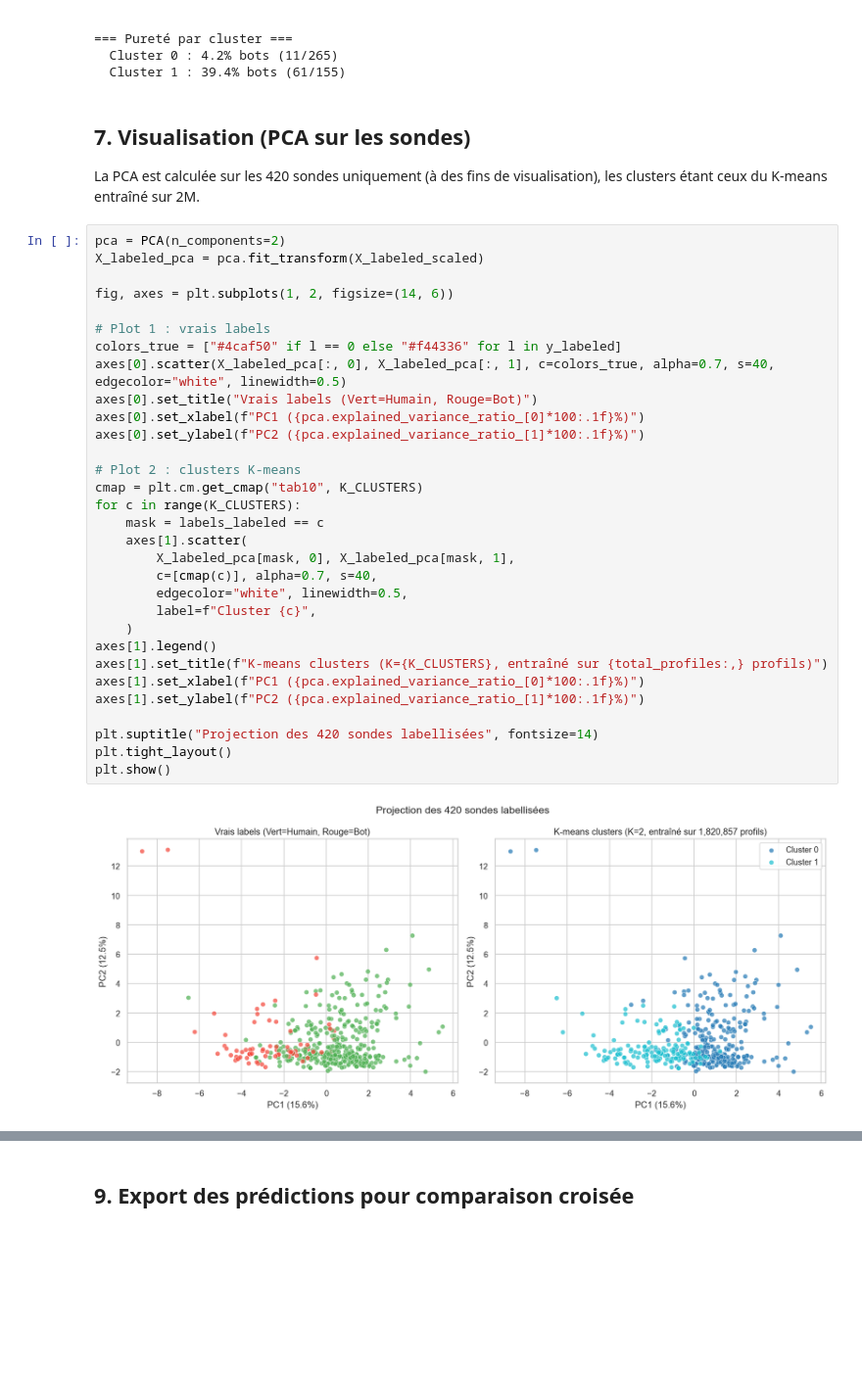
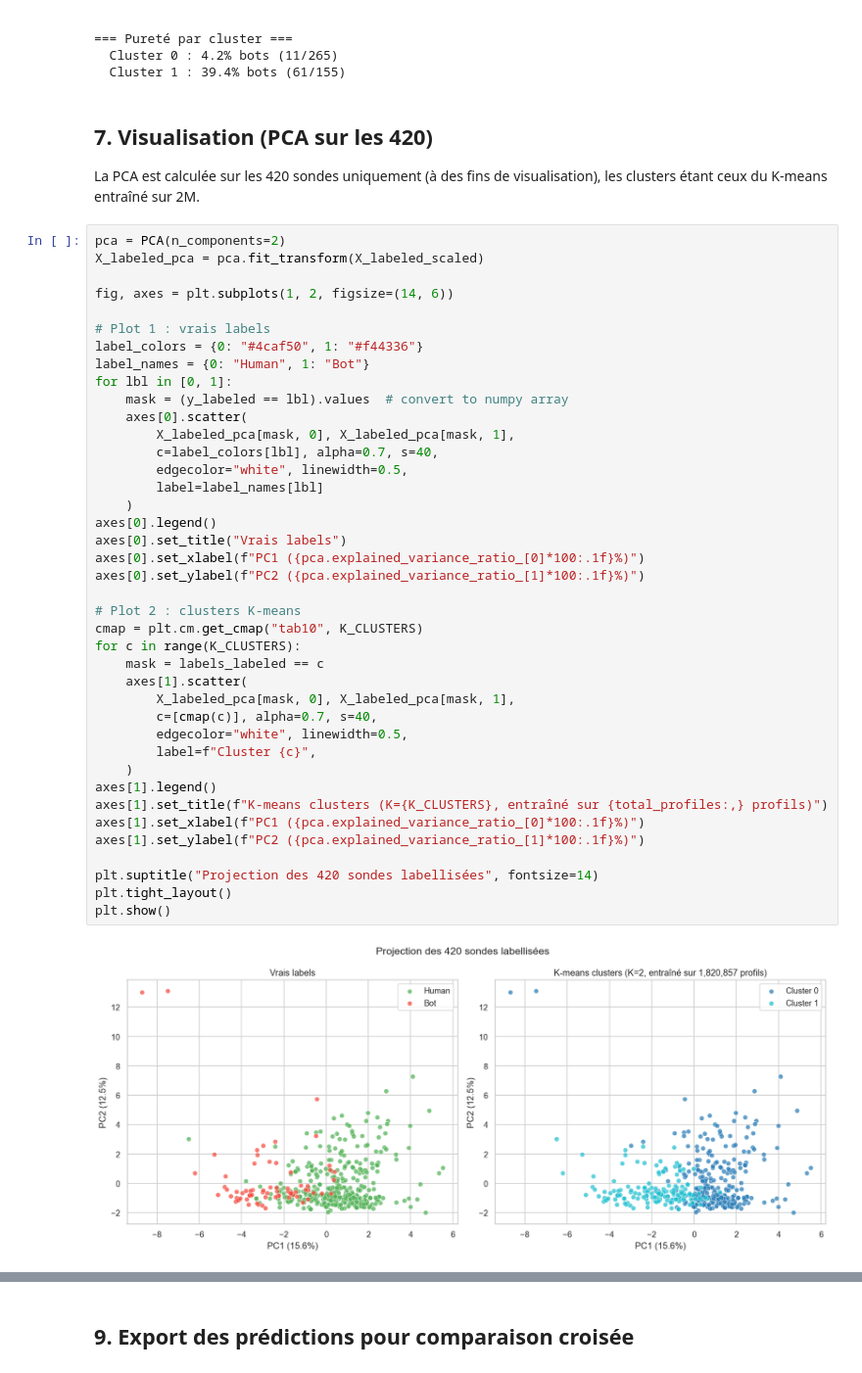
Before and after one commit to malcolm-a/if29-twitter-analysis, a Jupyter notebook: src/ml/unsupervised/kmeans_2m.ipynb, the cells around one changed output, grey strips where cells are left out. Shown at 98% size. Saved outputs shown, nothing was run; the diff lists cells and outputs as text; blank space fills up the shorter version.

Commit message:
feat(kmeans): updated visualizations

```diff
--- a/src/ml/unsupervised/kmeans_2m.ipynb
+++ b/src/ml/unsupervised/kmeans_2m.ipynb
@@ -298,39 +298,48 @@ shape: (4, 3)
   Cluster 0 : 4.2% bots (11/265)
   Cluster 1 : 39.4% bots (61/155)
 # %% [markdown]
-## 7. Visualisation (PCA sur les sondes)
+## 7. Visualisation (PCA sur les 420)
 
 La PCA est calculée sur les 420 sondes uniquement (à des fins de visualisation), les clusters étant ceux du K-means entraîné sur 2M.
 # %%
 pca = PCA(n_components=2)
 X_labeled_pca = pca.fit_transform(X_labeled_scaled)
 
 fig, axes = plt.subplots(1, 2, figsize=(14, 6))
 
 # Plot 1 : vrais labels
-colors_true = ["#4caf50" if l == 0 else "#f44336" for l in y_labeled]
-axes[0].scatter(X_labeled_pca[:, 0], X_labeled_pca[:, 1], c=colors_true, alpha=0.7, s=40, edgecolor="white", linewidth=0.5)
-axes[0].set_title("Vrais labels (Vert=Humain, Rouge=Bot)")
+label_colors = {0: "#4caf50", 1: "#f44336"}
+label_names = {0: "Human", 1: "Bot"}
+for lbl in [0, 1]:
+    mask = (y_labeled == lbl).values  # convert to numpy array
+    axes[0].scatter(
+        X_labeled_pca[mask, 0], X_labeled_pca[mask, 1],
+        c=label_colors[lbl], alpha=0.7, s=40,
+        edgecolor="white", linewidth=0.5,
+        label=label_names[lbl]
+    )
+axes[0].legend()
+axes[0].set_title("Vrais labels")
 axes[0].set_xlabel(f"PC1 ({pca.explained_variance_ratio_[0]*100:.1f}%)")
 axes[0].set_ylabel(f"PC2 ({pca.explained_variance_ratio_[1]*100:.1f}%)")
 
 # Plot 2 : clusters K-means
 cmap = plt.cm.get_cmap("tab10", K_CLUSTERS)
 for c in range(K_CLUSTERS):
     mask = labels_labeled == c
     axes[1].scatter(
         X_labeled_pca[mask, 0], X_labeled_pca[mask, 1],
         c=[cmap(c)], alpha=0.7, s=40,
         edgecolor="white", linewidth=0.5,
         label=f"Cluster {c}",
     )
 axes[1].legend()
 axes[1].set_title(f"K-means clusters (K={K_CLUSTERS}, entraîné sur {total_profiles:,} profils)")
 axes[1].set_xlabel(f"PC1 ({pca.explained_variance_ratio_[0]*100:.1f}%)")
 axes[1].set_ylabel(f"PC2 ({pca.explained_variance_ratio_[1]*100:.1f}%)")
 
 plt.suptitle("Projection des 420 sondes labellisées", fontsize=14)
 plt.tight_layout()
 plt.show()
 # %% [output]
-[figure, old version]
+[figure, new version]
```
Also changed, not shown: parts of 6 cells of this notebook.
